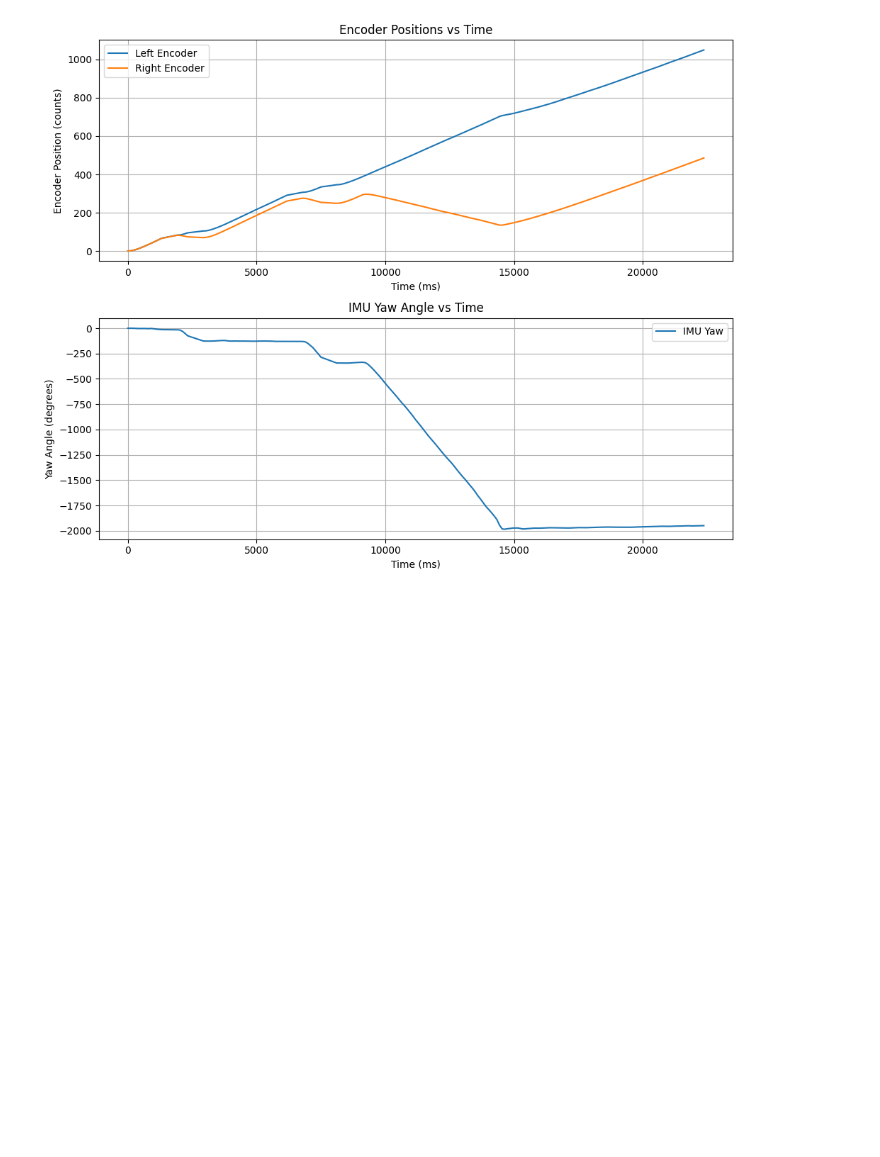
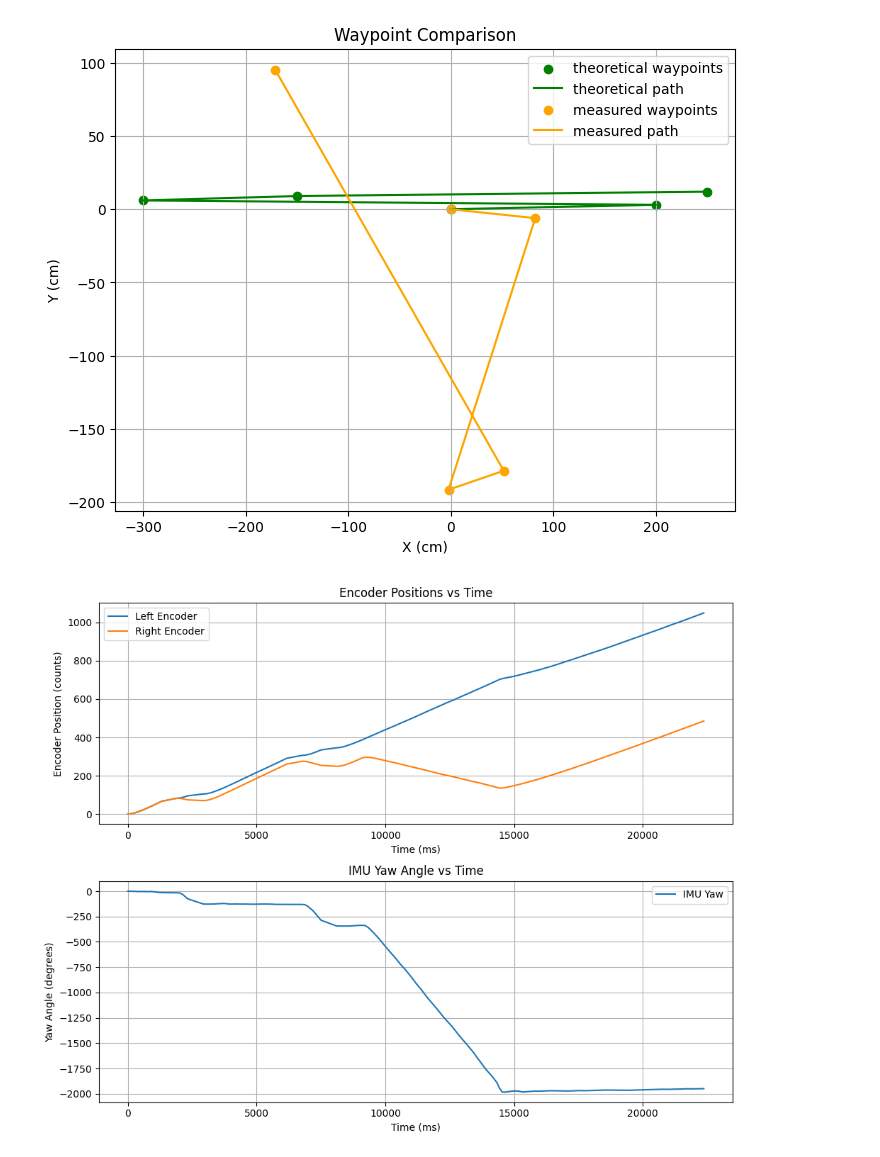
Before and after one commit to aengusk/ME0134-Aengus-Kennedy, a Jupyter notebook: lab_4/l4data_processing.ipynb, the cells around one changed output. Saved outputs shown, nothing was run; the diff lists cells and outputs as text; code cells hidden in the pictures; blank space fills up the shorter version.

Commit message:
Create theoretical waypoints and measured waypoints graph in l4data_processing.ipynb

```diff
--- a/lab_4/l4data_processing.ipynb
+++ b/lab_4/l4data_processing.ipynb
@@ -4,3 +55,36 @@ import os
+# %%
+# Create a figure and axes
+fig, ax = plt.subplots(figsize=(8, 6))
+ax.set_aspect('equal')
+
+# Extract x and y coordinates from theoretical waypoints
+theoretical_x = [point[0] for point in theoretical_waypoints]
+theoretical_y = [point[1] for point in theoretical_waypoints]
+
+# Extract x and y coordinates from measured waypoints
+measured_x = [point[0] for point in measured_waypoints]
+measured_y = [point[1] for point in measured_waypoints]
+
+# Plot theoretical waypoints
+ax.scatter(theoretical_x, theoretical_y, color='green', label='theoretical waypoints')
+ax.plot(theoretical_x, theoretical_y, color='green', label='theoretical path')
+
+# Plot measured waypoints
+ax.scatter(measured_x, measured_y, color='orange', label='measured waypoints')
+ax.plot(measured_x, measured_y, color='orange', label='measured path')
+
+# Set labels and title
+ax.set_xlabel('X (cm)')
+ax.set_ylabel('Y (cm)')
+ax.set_title('Waypoint Comparison')
+
+ax.legend()
+ax.grid(True)
+
+# Show the plot
+plt.show()
+# %% [output]
+[figure, added]
 # %%
 data_path = os.path.join(os.path.dirname(os.getcwd()), 'l4data.csv')
 
```
Also changed, not shown: parts of 2 cells of this notebook.
